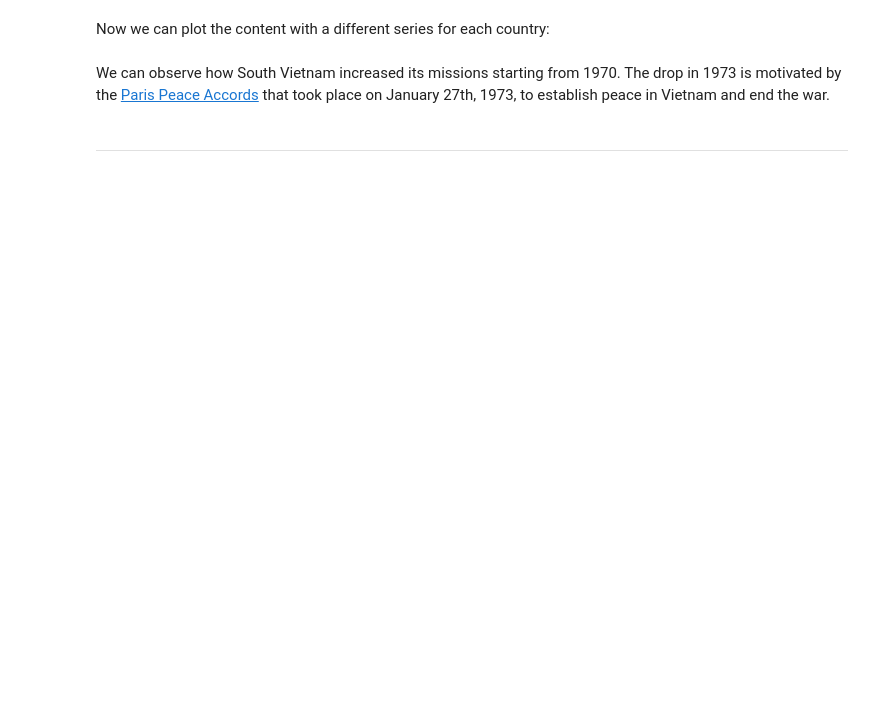
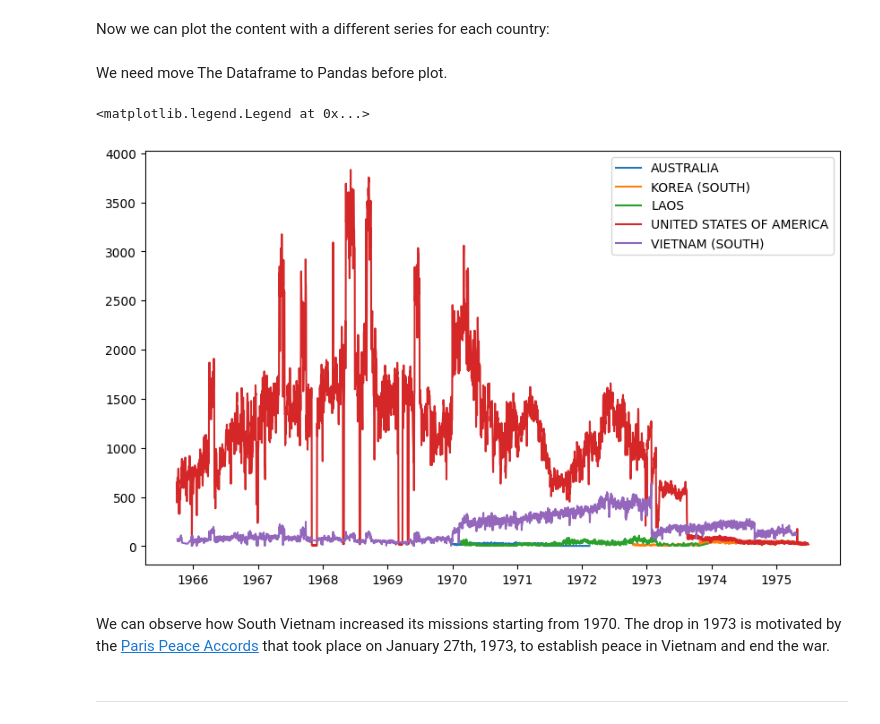
Before and after one commit to KevinYih/BigDataDemo, a Jupyter notebook: Vietnam_War.ipynb, the cells around one changed output. Cells and saved outputs as stored; diff of their text form; code cells hidden in the pictures; blank space fills up the shorter version.

Commit message:
moved the Dataframe to pandas. corrected question 2.

```diff
--- a/Vietnam_War.ipynb
+++ b/Vietnam_War.ipynb
@@ -204,12 +376,21 @@ missions_by_date.show()
 # %% [markdown]
 Now we can plot the content with a different series for each country:
+# %% [markdown]
+We need move The Dataframe to Pandas before plot.
 # %%
+missions_by_date_pd = missions_by_date.toPandas()
+missions_by_date_pd.head()
+
 fig = plt.figure(figsize=(10, 6))
 # iterate the different groups to create a different series
-for country, missions in missions_by_date.groupby("ContryFlyingMission"):
+for country, missions in missions_by_date_pd.groupby("ContryFlyingMission"):
     plt.plot(missions["MissionDate"], missions["MissionsCount"], label=country)
 
+
 plt.legend(loc='best')
+# %% [output]
+<matplotlib.legend.Legend at 0x...>
+[figure, added]
 # %% [markdown]
 We can observe how South Vietnam increased its missions starting from 1970. The drop in 1973 is motivated by the [Paris Peace Accords](https://en.wikipedia.org/wiki/Paris_Peace_Accords) that took place on January 27th, 1973, to establish peace in Vietnam and end the war.
 # %% [markdown]
```
Also changed, not shown: parts of 19 cells of this notebook.
